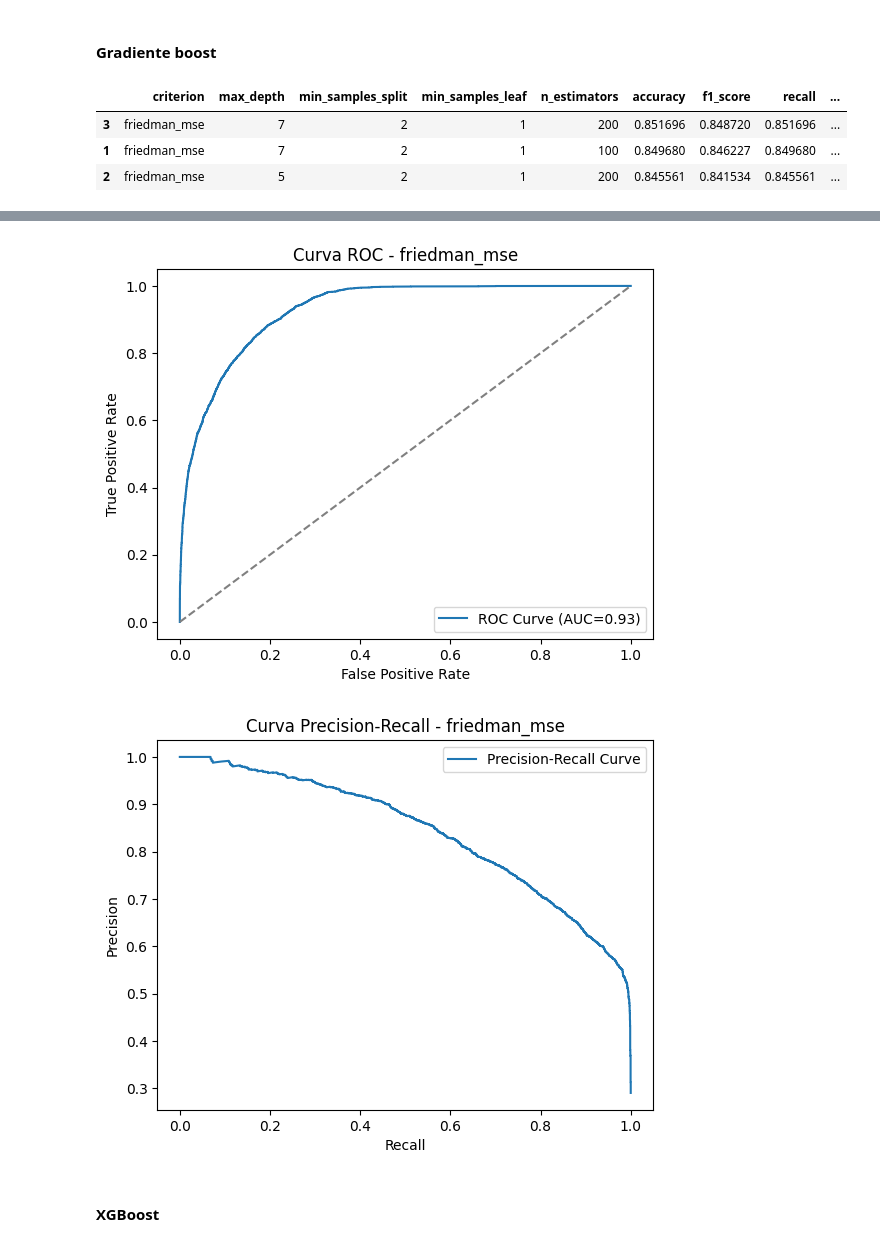
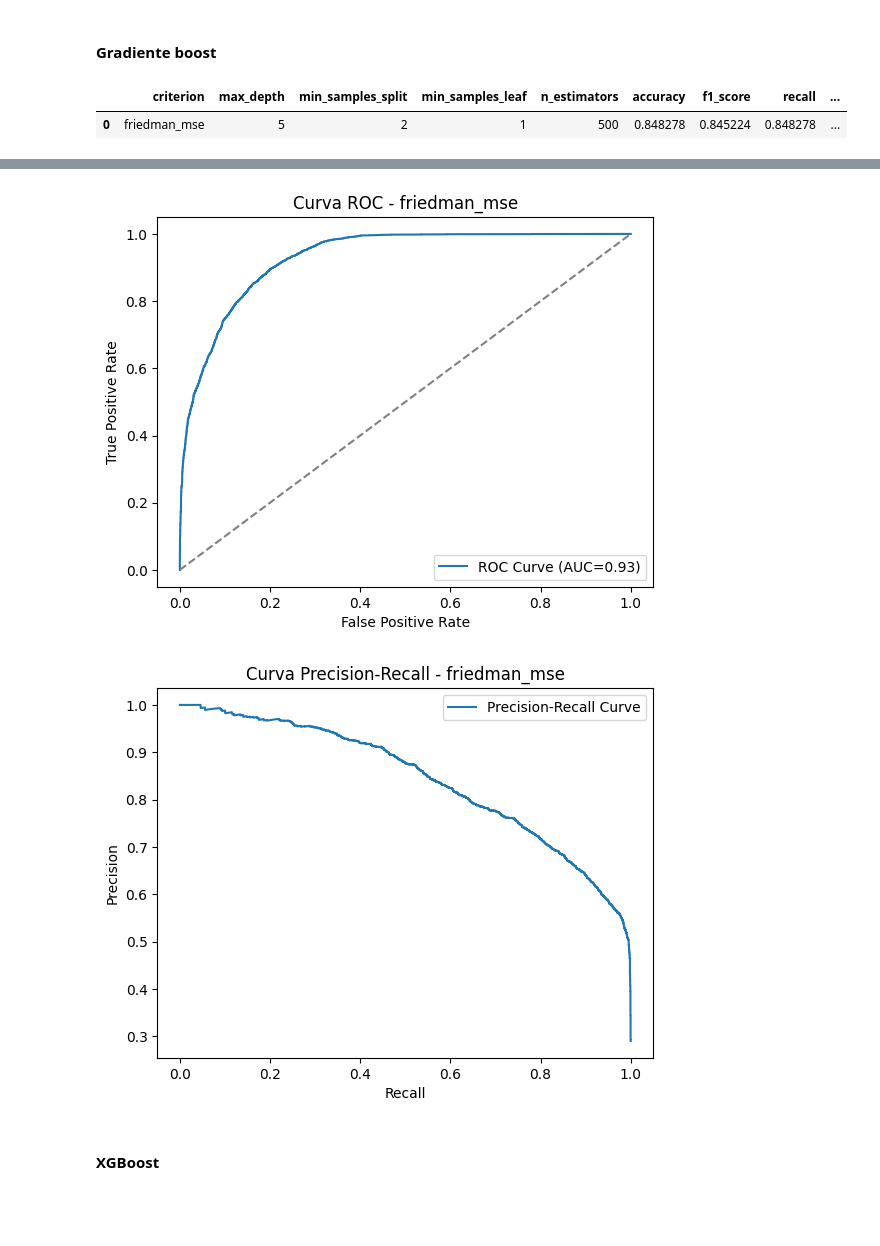
Before and after one commit to seerraa16/IA-LetsGo, a Jupyter notebook: analisis.ipynb, the cells around one changed output, grey strips where cells are left out. Saved outputs shown, nothing was run; the diff lists cells and outputs as text; code cells hidden in the pictures; blank space fills up the shorter version.

```diff
--- a/analisis.ipynb
+++ b/analisis.ipynb
@@ -468,6 +421,7 @@ for params in product(*param_grid.values()):
     # Calcular métricas
     accuracy = accuracy_score(y_test, y_pred)
     f1 = f1_score(y_test, y_pred, average='weighted')
+    precision = precision_score(y_test, y_pred, average='weighted')
     recall = recall_score(y_test, y_pred, average='weighted')
 
     # Calcular ROC-AUC si hay más de una clase
@@ -505,6 +459,7 @@ for params in product(*param_grid.values()):
         'f1_score': f1,
         'recall': recall,
         'roc_auc': roc_auc,
+        'precision': precision,
         'cv_score': mean_cv_score,
         'train_score': train_score,
         'overfitting': overfitting_warning
@@ -621,6 +576,7 @@ for params in product(*param_grid.values()):
     f1 = f1_score(y_test, y_pred, average='weighted')
     recall = recall_score(y_test, y_pred, average='weighted')
     roc_auc = roc_auc_score(y_test, y_pred_proba) if len(np.unique(y_test)) > 1 else None
+    precision = precision_score(y_test, y_pred, average='weighted')
 
     # Validación cruzada
     cv_scores = cross_val_score(model, X_train, y_train, cv=5)
@@ -648,6 +604,7 @@ for params in product(*param_grid.values()):
         'f1_score': f1,
         'recall': recall,
         'roc_auc': roc_auc,
+        'precision': precision,
         'cv_score': mean_cv_score,
         'train_score': train_score,
         'overfitting': overfitting_warning
@@ -742,7 +699,7 @@ y = data[TARGET]
 X_train, X_test, y_train, y_test = train_test_split(X, y, test_size=0.2, random_state=42, stratify=y)
 
 param_grid = {
-    'n_estimators': [100, 200],  # Reducir el número de árboles
+    'n_estimators': [500],  # Reducir el número de árboles
     'max_depth': [5, 7],  # Limitar la profundidad máxima
     'min_samples_split': [2],  # Reducir el número de combinaciones
     'min_samples_leaf': [1],  # Limitar las combinaciones de hojas
@@ -781,6 +738,7 @@ for params in product(*param_grid.values()):
     # Calcular métricas
     accuracy = accuracy_score(y_test, y_pred)
     f1 = f1_score(y_test, y_pred, average='weighted')
+    precision = precision_score(y_test, y_pred, average='weighted')
     recall = recall_score(y_test, y_pred, average='weighted')
 
     # Calcular ROC-AUC si hay más de una clase
@@ -818,6 +776,7 @@ for params in product(*param_grid.values()):
         'f1_score': f1,
         'recall': recall,
         'roc_auc': roc_auc,
+        'precision': precision,
         'cv_score': mean_cv_score,
         'train_score': train_score,
         'overfitting': overfitting_warning
@@ -853,37 +812,35 @@ plt.figure()
 sns.heatmap(confusion_matrix(y_test, y_pred), annot=True, fmt='d', cmap='Blues')
 plt.xlabel('Predicted Label')
 plt.ylabel('True Label')
 plt.title(f'Matriz de Confusión - {best_model_params["criterion"]}')
 plt.show()
 
 # Curva ROC
 fpr, tpr, _ = roc_curve(y_test, y_pred_proba)
 plt.figure()
 plt.plot(fpr, tpr, label=f"ROC Curve (AUC={roc_auc:.2f})")
 plt.plot([0, 1], [0, 1], linestyle='--', color='gray')
 plt.xlabel('False Positive Rate')
 plt.ylabel('True Positive Rate')
 plt.title(f'Curva ROC - {best_model_params["criterion"]}')
 plt.legend()
 plt.show()
 
 # Curva Precision-Recall
 precision, recall, _ = precision_recall_curve(y_test, y_pred_proba)
 plt.figure()
 plt.plot(recall, precision, label='Precision-Recall Curve')
 plt.xlabel('Recall')
 plt.ylabel('Precision')
 plt.title(f'Curva Precision-Recall - {best_model_params["criterion"]}')
 plt.legend()
 plt.show()
 # %% [output]
 |  | criterion | max_depth | min_samples_split | min_samples_leaf | n_estimators | accuracy | f1_score | recall | ... |
-| 3 | friedman_mse | 7 | 2 | 1 | 200 | 0.851696 | 0.848720 | 0.851696 | ... |
-| 1 | friedman_mse | 7 | 2 | 1 | 100 | 0.849680 | 0.846227 | 0.849680 | ... |
-| 2 | friedman_mse | 5 | 2 | 1 | 200 | 0.845561 | 0.841534 | 0.845561 | ... |
+| 0 | friedman_mse | 5 | 2 | 1 | 500 | 0.848278 | 0.845224 | 0.848278 | ... |
 [figure]
 [figure]
-[figure, old version]
+[figure, new version]
 # %% [markdown]
 #### XGBoost
 # %%
```
Also changed, not shown: parts of 14 cells of this notebook, 1 other file.
